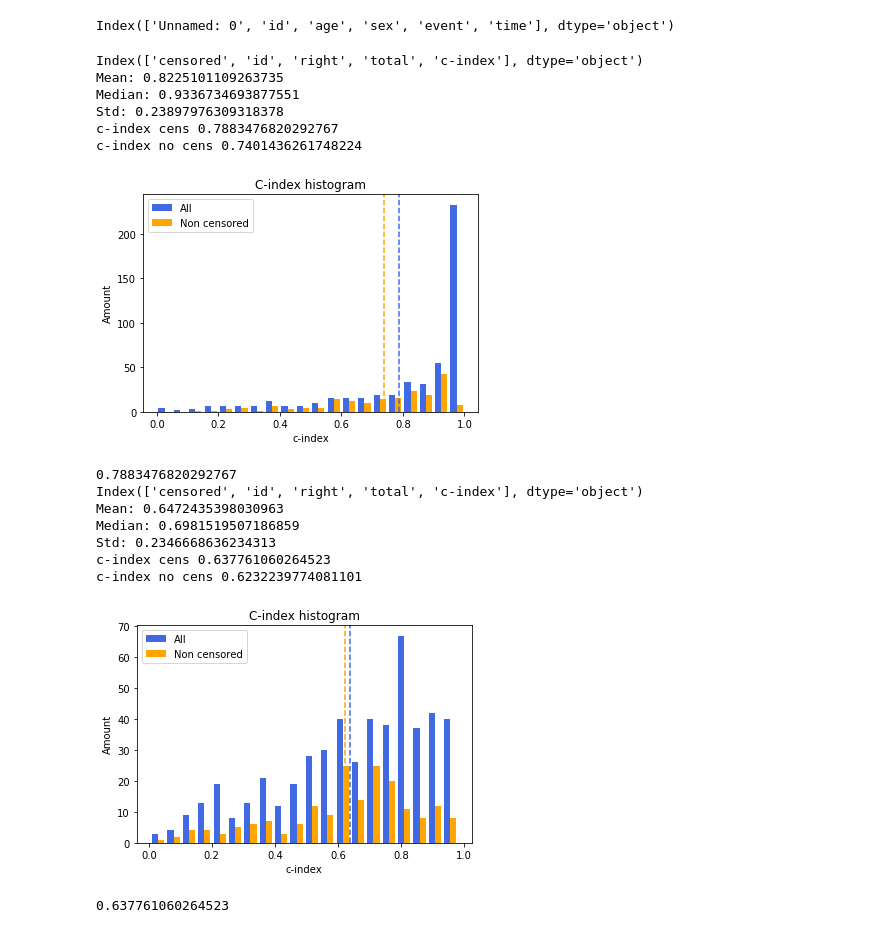
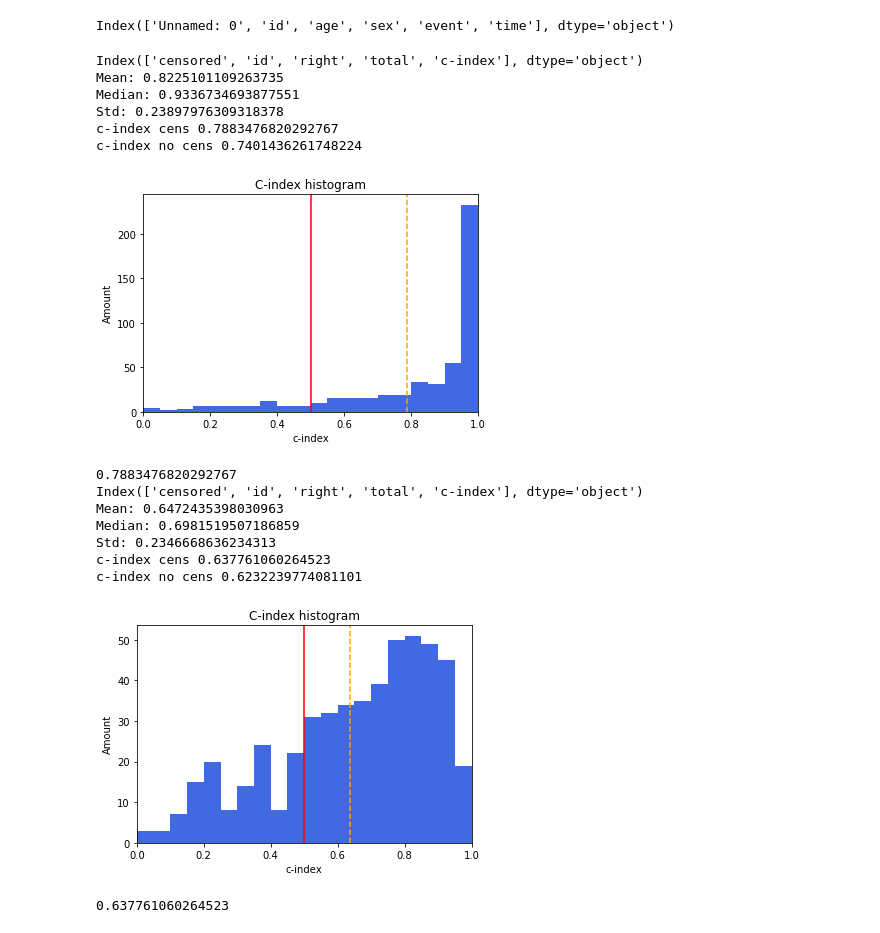
Before and after one commit to bhklab/DeepCINET, a Jupyter notebook: Jupyter/final_mixed_plots.ipynb, the cells around one changed output. Drawn from its saved outputs; the diff is of its cells as text; code cells hidden in the pictures.

Commit message:
Add more plots to Jupyter Notebook

```diff
--- a/Jupyter/final_mixed_plots.ipynb
+++ b/Jupyter/final_mixed_plots.ipynb
@@ -39,6 +41,7 @@ def all_results(path):
     df.columns
 
     df_list = []
+    pred_list = []
     for file in files:
         df = pd.read_csv(file)
         ids = np.concatenate((df['pA'].values, df['pB'].values))
@@ -59,11 +62,15 @@ def all_results(path):
             "censored": [is_censored]
         }))
 
+        pred_list.append(df)
+
+    predictions_df: pd.DataFrame = pd.concat(pred_list, ignore_index=True)
+
     results_df: pd.DataFrame = pd.concat(df_list, ignore_index=True)
     results_df['c-index'] = results_df['right']/results_df['total']
 
     no_cens_results = results_df.loc[~results_df['censored']]
-    return results_df, no_cens_results
+    return (results_df, no_cens_results), predictions_df
 
 
 # all_c_index(DATA_RESULTS + "/Model_scalar")
@@ -92,54 +99,65 @@ def results_hits(cens_results: pd.DataFrame, uncens_results: pd.DataFrame, name)
 
     print(f"c-index no cens {no_cens_c_index}")
 
-    n, bins, patches = plt.hist([cens_results['c-index'], uncens_results['c-index']],
+    # n, bins, patches = plt.hist([cens_results['c-index'], uncens_results['c-index']],
+    #                             bins=20,
+    #                             label=['All', 'Non censored'],
+    #                             color=['royalblue', 'orange'])
+
+    n, bins, patches = plt.hist([cens_results['c-index']],
                                 bins=20,
-                                label=['All', 'Non censored'],
-                                color=['royalblue', 'orange'])
+                                label=['All'],
+                                color=['royalblue'],
+                                range=(0, 1))
 
-    max_val = max(map(lambda x: max(map(lambda y: y.get_height(), x)), patches))
+    # max_val = max(map(lambda x: max(map(lambda y: y.get_height(), x)), patches))
+    max_val = max(map(lambda x: x.get_height(), patches))
 
-    plt.axvline(all_c_index, color='royalblue', linestyle='dashed')
+    plt.axvline(all_c_index, color='orange', linestyle='dashed')
     # plt.text(all_c_index, max_val*.8, 'CI all', rotation=90)
 
-    plt.axvline(no_cens_c_index, color='orange', linestyle='dashed')
+    plt.axvline(.5, color='r')
+
+    # plt.axvline(no_cens_c_index, color='orange', linestyle='dashed')
     # plt.text(no_cens_c_index, max_val*.8, 'CI no censored', rotation=90)
 
     # plt.axvline(float(mean), color='g', linestyle='dashed')
     # plt.text(float(mean), max_val*.8, "mean", rotation=-90)
     #
     # plt.axvline(float(median), color='y', linestyle='dashed')
     # plt.text(float(median), max_val*.8, "median", rotation=-90)
 
+    plt.xlim(0, 1)
+
     plt.xlabel("c-index")
     plt.ylabel("Amount")
-    plt.legend(loc='upper left')
+    # plt.legend(loc='upper left')
     plt.title("C-index histogram")
 
     plt.savefig(f"Jupyter/outputs/c-index_{name}.png", dpi=300)
     plt.show()
 
     print(all_c_index)
 
 
-results_hits(*results['scalar'], "scalar")
-results_hits(*results['volume'], "volume")
+results_hits(*(results['scalar'][0]), "scalar")
+results_hits(*(results['volume'][0]), "volume")
 # %% [output]
 Index(['censored', 'id', 'right', 'total', 'c-index'], dtype='object')
 Mean: 0.8225101109263735
 Median: 0.9336734693877551
 Std: 0.23897976309318378
 c-index cens 0.7883476820292767
 c-index no cens 0.7401436261748224
-[figure, old version]
+[figure, new version]
 0.7883476820292767
 Index(['censored', 'id', 'right', 'total', 'c-index'], dtype='object')
 Mean: 0.6472435398030963
 Median: 0.6981519507186859
 Std: 0.2346668636234313
 c-index cens 0.637761060264523
 c-index no cens 0.6232239774081101
-[figure, old version]
+[figure, new version]
 0.637761060264523
 # %%
 def scatter_results(cens_results: pd.DataFrame, uncens_results: pd.DataFrame, name):
```
Also changed, not shown: parts of 3 cells of this notebook.
